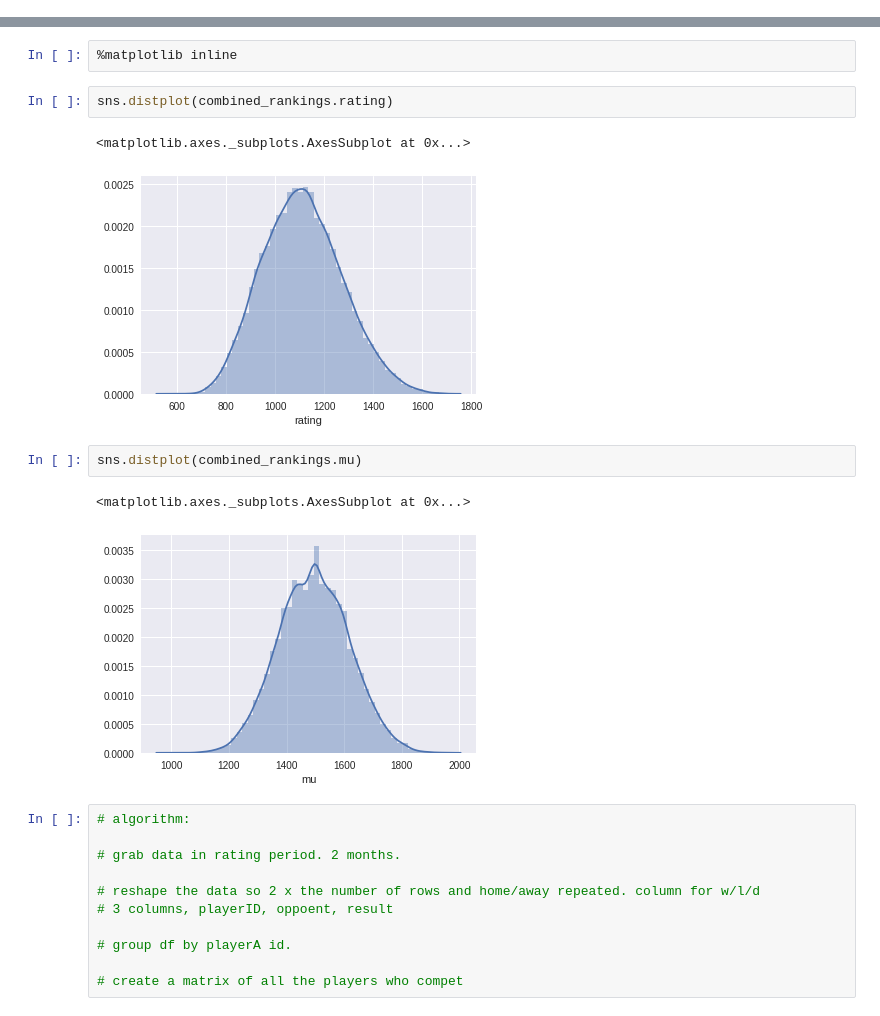
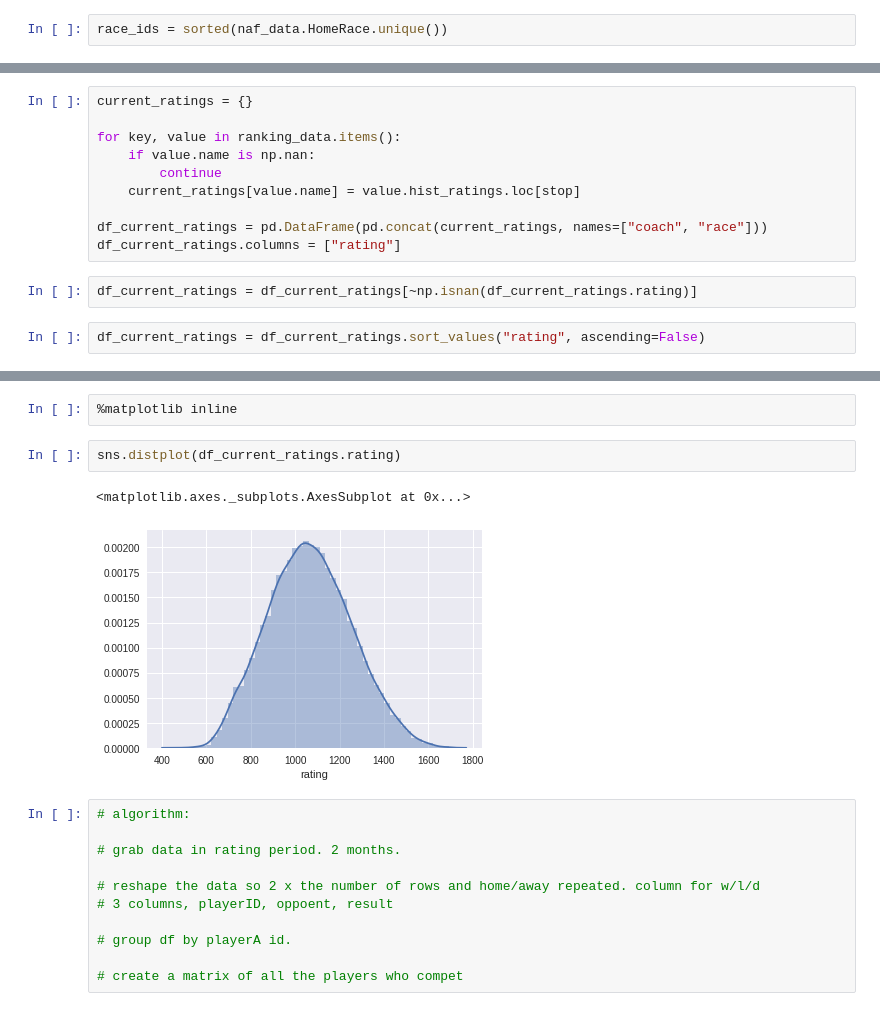
Before and after one commit to hardingnj/NAF, a Jupyter notebook: glicko.ipynb, the cells around one changed output, grey strips where cells are left out. Drawn from its saved outputs; the diff is of its cells as text.

```diff
--- a/glicko.ipynb
+++ b/glicko.ipynb
@@ -44,0 +44,2 @@ ranking_periods = pd.date_range(naf_data.iloc[0].date - pd.offsets.MonthBegin(1)
+# %%
+race_ids = sorted(naf_data.HomeRace.unique())
@@ -150,0 +168,14 @@ for start, stop in zip(ranking_periods[:-1], ranking_periods[1:]):
+# %%
+current_ratings = {}
+
+for key, value in ranking_data.items():
+    if value.name is np.nan:
+        continue
+    current_ratings[value.name] = value.hist_ratings.loc[stop]
+
+df_current_ratings = pd.DataFrame(pd.concat(current_ratings, names=["coach", "race"]))
+df_current_ratings.columns = ["rating"]
+# %%
+df_current_ratings = df_current_ratings[~np.isnan(df_current_ratings.rating)]
+# %%
+df_current_ratings = df_current_ratings.sort_values("rating", ascending=False)
@@ -216,15 +218,10 @@ import seaborn as sns
 # %%
 %matplotlib inline
 # %%
-sns.distplot(combined_rankings.rating)
+sns.distplot(df_current_ratings.rating)
 # %% [output]
 <matplotlib.axes._subplots.AxesSubplot at 0x...>
-[figure, old version]
+[figure, new version]
-# %%
-sns.distplot(combined_rankings.mu)
-# %% [output]
-<matplotlib.axes._subplots.AxesSubplot at 0x...>
-[figure, removed]
 # %%
 # algorithm:
 
```
Also changed, not shown: parts of 15 cells of this notebook.
